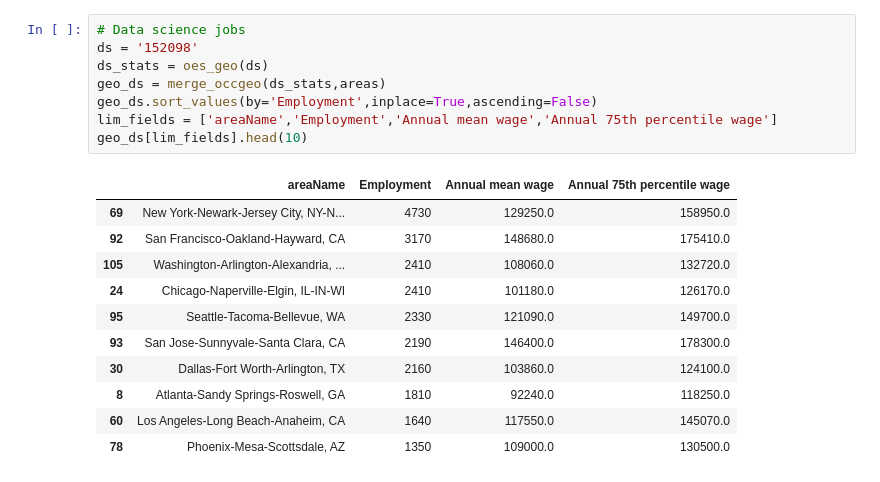
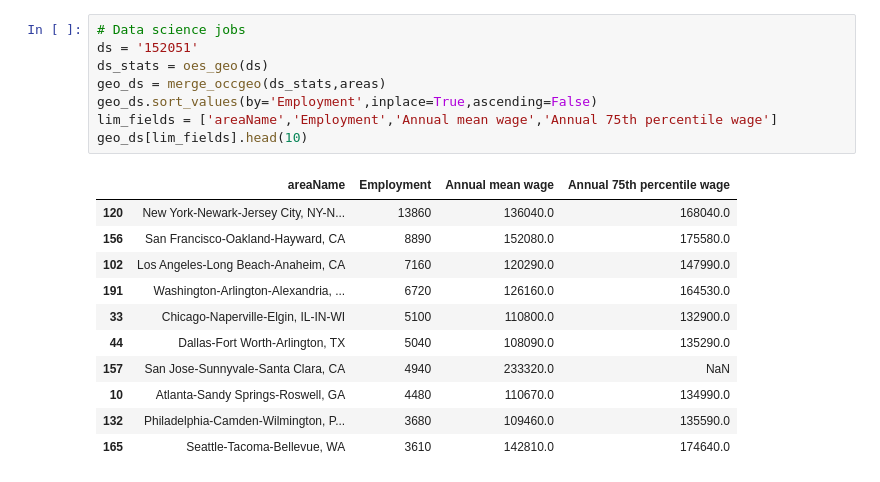
Before and after one commit to apwheele/Blog_Code, a Jupyter notebook: Python/bls_maps/BLS_Example_Maps.ipynb, the cells around one changed output. Cells and saved outputs as stored; diff of their text form.

```diff
--- a/Python/bls_maps/BLS_Example_Maps.ipynb
+++ b/Python/bls_maps/BLS_Example_Maps.ipynb
@@ -31,21 +58,21 @@ map_bio
 [interactive output not drawn]
 # %%
 # Data science jobs
-ds = '152098'
+ds = '152051'
 ds_stats = oes_geo(ds)
 geo_ds = merge_occgeo(ds_stats,areas)
 geo_ds.sort_values(by='Employment',inplace=True,ascending=False)
 lim_fields = ['areaName','Employment','Annual mean wage','Annual 75th percentile wage']
 geo_ds[lim_fields].head(10)
 # %% [output]
 |  | areaName | Employment | Annual mean wage | Annual 75th percentile wage |
-| 69 | New York-Newark-Jersey City, NY-N... | 4730 | 129250.0 | 158950.0 |
-| 92 | San Francisco-Oakland-Hayward, CA | 3170 | 148680.0 | 175410.0 |
-| 105 | Washington-Arlington-Alexandria, ... | 2410 | 108060.0 | 132720.0 |
-| 24 | Chicago-Naperville-Elgin, IL-IN-WI | 2410 | 101180.0 | 126170.0 |
-| 95 | Seattle-Tacoma-Bellevue, WA | 2330 | 121090.0 | 149700.0 |
-| 93 | San Jose-Sunnyvale-Santa Clara, CA | 2190 | 146400.0 | 178300.0 |
-| 30 | Dallas-Fort Worth-Arlington, TX | 2160 | 103860.0 | 124100.0 |
-| 8 | Atlanta-Sandy Springs-Roswell, GA | 1810 | 92240.0 | 118250.0 |
-| 60 | Los Angeles-Long Beach-Anaheim, CA | 1640 | 117550.0 | 145070.0 |
-| 78 | Phoenix-Mesa-Scottsdale, AZ | 1350 | 109000.0 | 130500.0 |
+| 120 | New York-Newark-Jersey City, NY-N... | 13860 | 136040.0 | 168040.0 |
+| 156 | San Francisco-Oakland-Hayward, CA | 8890 | 152080.0 | 175580.0 |
+| 102 | Los Angeles-Long Beach-Anaheim, CA | 7160 | 120290.0 | 147990.0 |
+| 191 | Washington-Arlington-Alexandria, ... | 6720 | 126160.0 | 164530.0 |
+| 33 | Chicago-Naperville-Elgin, IL-IN-WI | 5100 | 110800.0 | 132900.0 |
+| 44 | Dallas-Fort Worth-Arlington, TX | 5040 | 108090.0 | 135290.0 |
+| 157 | San Jose-Sunnyvale-Santa Clara, CA | 4940 | 233320.0 | NaN |
+| 10 | Atlanta-Sandy Springs-Roswell, GA | 4480 | 110670.0 | 134990.0 |
+| 132 | Philadelphia-Camden-Wilmington, P... | 3680 | 109460.0 | 135590.0 |
+| 165 | Seattle-Tacoma-Bellevue, WA | 3610 | 142810.0 | 174640.0 |
```
Also changed, not shown: parts of 4 cells of this notebook, 1 other file.
